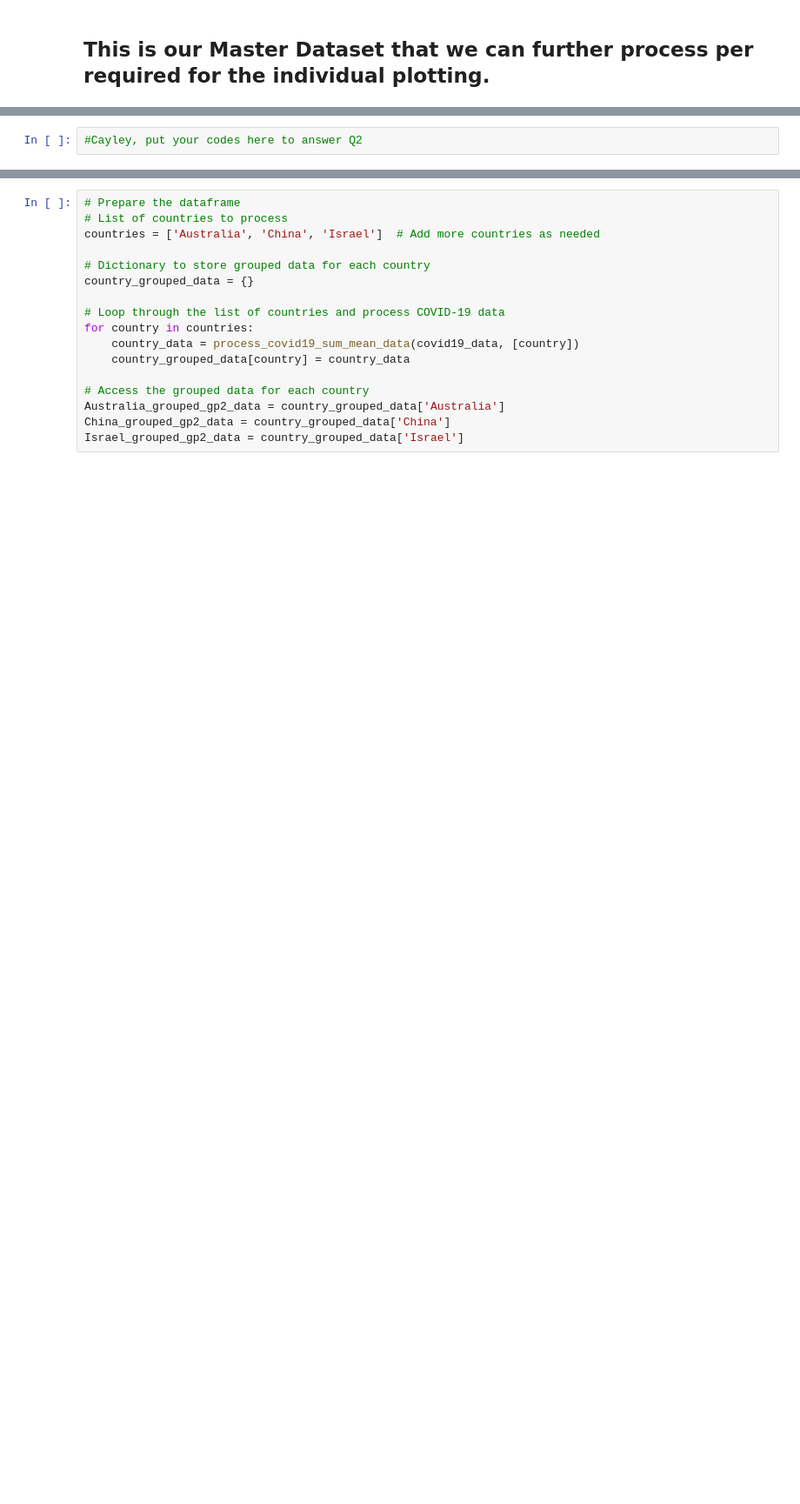
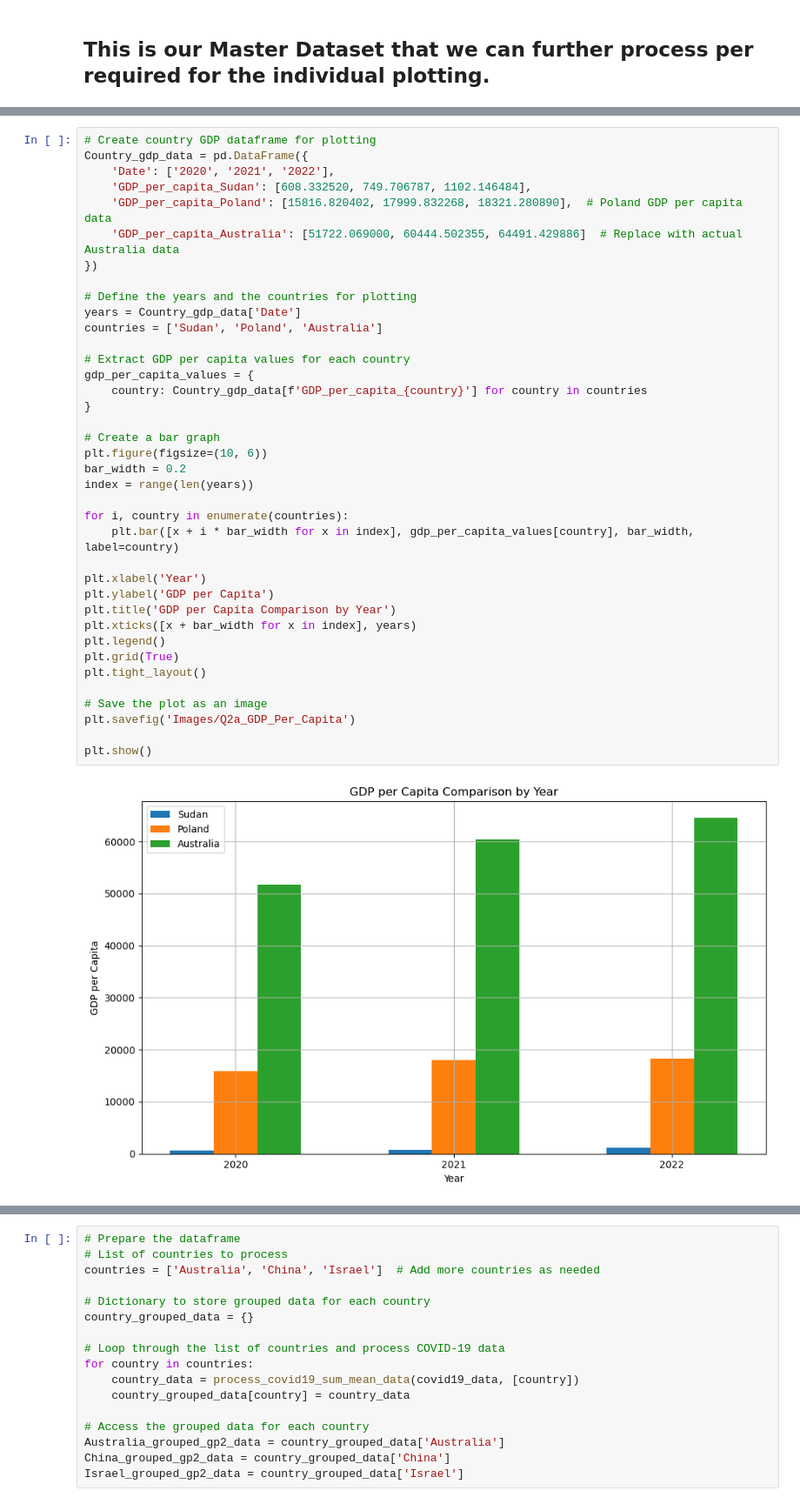
Before and after one commit to cmorrow28/project_one, a Jupyter notebook: Covid19_Vaccines_Effectiveness_Final.ipynb, the cells around one changed output, grey strips where cells are left out. Shown: that part at 87% size. Saved outputs shown, nothing was run; the diff lists cells and outputs as text; blank space fills up the shorter version.

```diff
--- a/Covid19_Vaccines_Effectiveness_Final.ipynb
+++ b/Covid19_Vaccines_Effectiveness_Final.ipynb
@@ -215,2 +568,40 @@ memory usage: 43.6+ MB
 # %%
-#Cayley, put your codes here to answer Q2
+# Create country GDP dataframe for plotting
+Country_gdp_data = pd.DataFrame({
+    'Date': ['2020', '2021', '2022'],
+    'GDP_per_capita_Sudan': [608.332520, 749.706787, 1102.146484],
+    'GDP_per_capita_Poland': [15816.820402, 17999.832268, 18321.280890],  # Poland GDP per capita data
+    'GDP_per_capita_Australia': [51722.069000, 60444.502355, 64491.429886]  # Replace with actual Australia data
+})
+
+# Define the years and the countries for plotting
+years = Country_gdp_data['Date']
+countries = ['Sudan', 'Poland', 'Australia']
+
+# Extract GDP per capita values for each country
+gdp_per_capita_values = {
+    country: Country_gdp_data[f'GDP_per_capita_{country}'] for country in countries
+}
+
+# Create a bar graph
+plt.figure(figsize=(10, 6))
+bar_width = 0.2
+index = range(len(years))
+
+for i, country in enumerate(countries):
+    plt.bar([x + i * bar_width for x in index], gdp_per_capita_values[country], bar_width, label=country)
+
+plt.xlabel('Year')
+plt.ylabel('GDP per Capita')
+plt.title('GDP per Capita Comparison by Year')
+plt.xticks([x + bar_width for x in index], years)
+plt.legend()
+plt.grid(True)
+plt.tight_layout()
+
+# Save the plot as an image
+plt.savefig('Images/Q2a_GDP_Per_Capita')
+
+plt.show()
+# %% [output]
+[figure, added]
```
Also changed, not shown: parts of 54 cells of this notebook, 22 other files.
